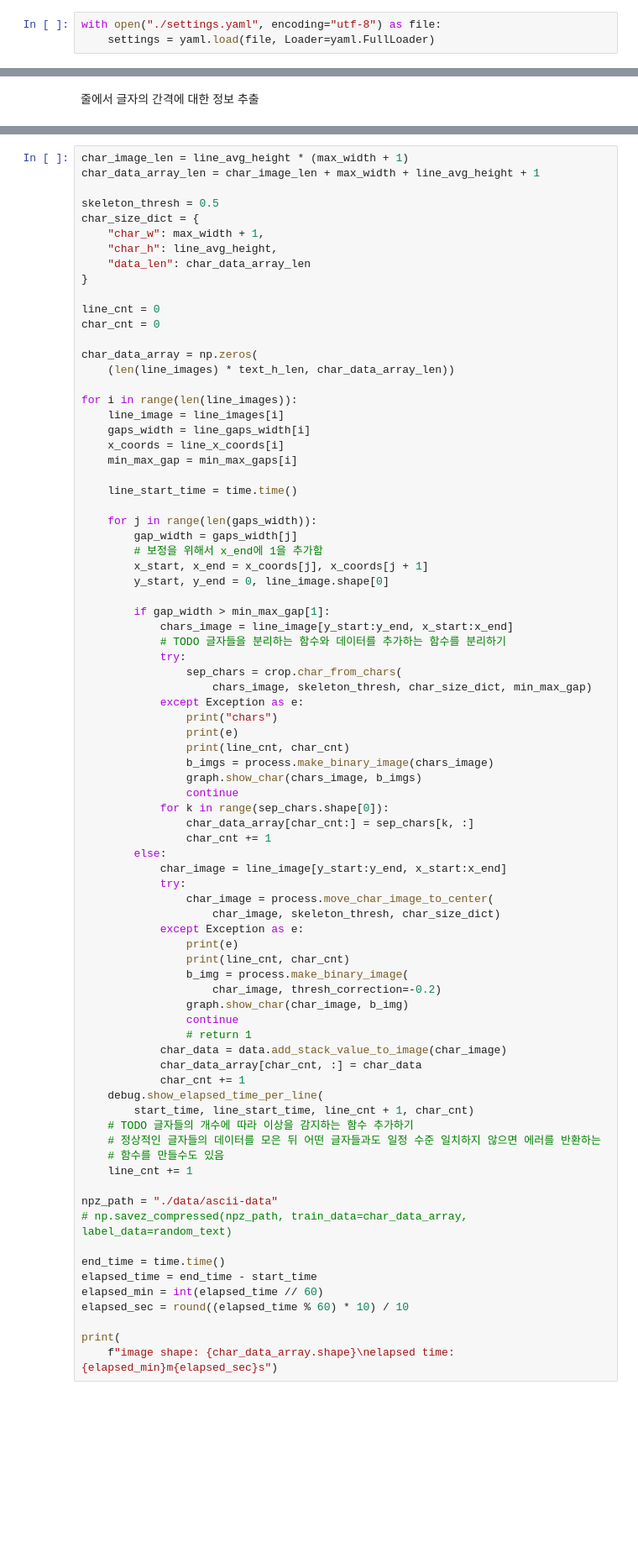
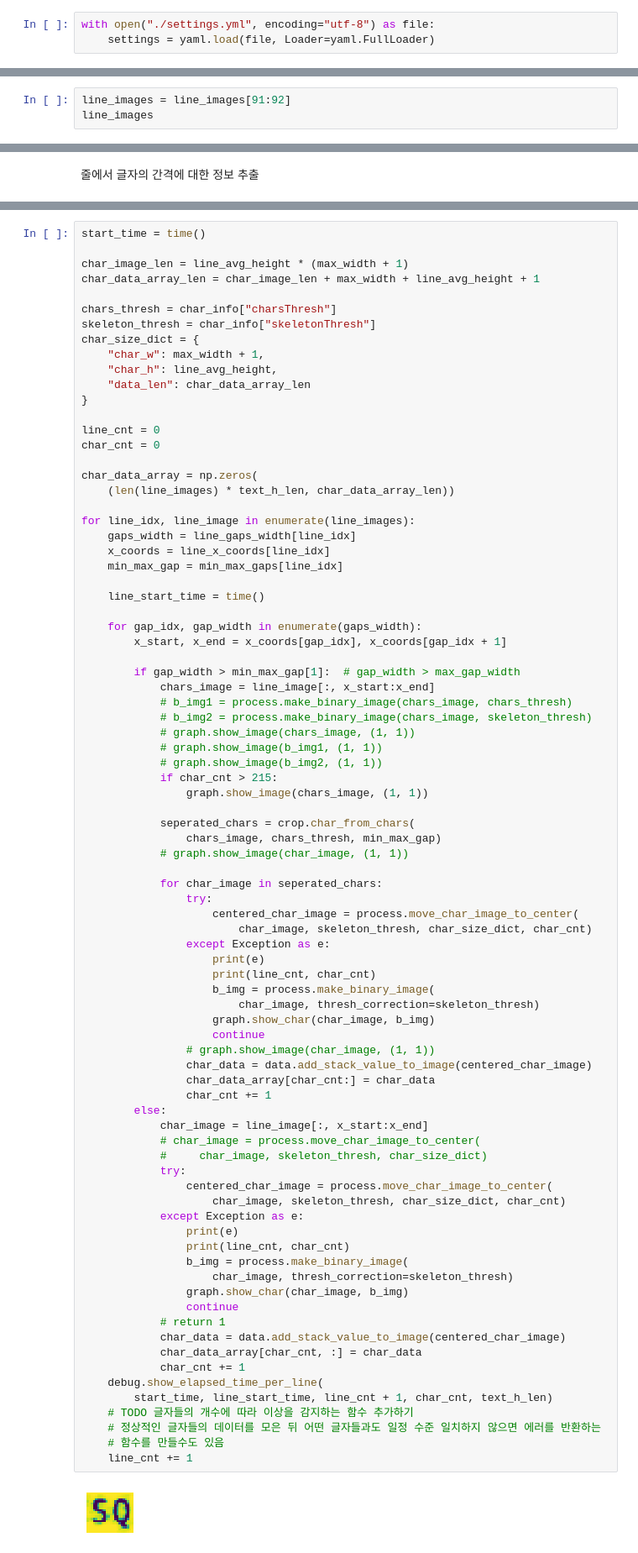
Before and after one commit to inmare/simple-text-recognition, a Jupyter notebook: text_extraction.ipynb, the cells around one changed output, grey strips where cells are left out. Shown: that part at 84% size. Saved outputs shown, nothing was run; the diff lists cells and outputs as text; blank space fills up the shorter version.

```diff
--- a/text_extraction.ipynb
+++ b/text_extraction.ipynb
@@ -13,7 +16,7 @@ import yaml
 # %% [markdown]
 yaml파일 정보 가져오기
 # %%
-with open("./settings.yaml", encoding="utf-8") as file:
+with open("./settings.yml", encoding="utf-8") as file:
     settings = yaml.load(file, Loader=yaml.FullLoader)
 # %% [markdown]
 랜덤한 텍스트 생성하기
@@ -121,3 +124,6 @@ for i in range(len(line_images)):
 3 (19, 2273)
 [figure]
 [figure]
+# %%
+line_images = line_images[91:92]
+line_images
@@ -145,80 +161,85 @@ elapsed time:0m 1.0s
 # %%
+start_time = time()
+
 char_image_len = line_avg_height * (max_width + 1)
 char_data_array_len = char_image_len + max_width + line_avg_height + 1
 
-skeleton_thresh = 0.5
+chars_thresh = char_info["charsThresh"]
+skeleton_thresh = char_info["skeletonThresh"]
 char_size_dict = {
     "char_w": max_width + 1,
     "char_h": line_avg_height,
     "data_len": char_data_array_len
 }
 
 line_cnt = 0
 char_cnt = 0
 
 char_data_array = np.zeros(
     (len(line_images) * text_h_len, char_data_array_len))
 
-for i in range(len(line_images)):
-    line_image = line_images[i]
-    gaps_width = line_gaps_width[i]
-    x_coords = line_x_coords[i]
-    min_max_gap = min_max_gaps[i]
+for line_idx, line_image in enumerate(line_images):
+    gaps_width = line_gaps_width[line_idx]
+    x_coords = line_x_coords[line_idx]
+    min_max_gap = min_max_gaps[line_idx]
 
-    line_start_time = time.time()
+    line_start_time = time()
 
-    for j in range(len(gaps_width)):
-        gap_width = gaps_width[j]
-        # 보정을 위해서 x_end에 1을 추가함
-        x_start, x_end = x_coords[j], x_coords[j + 1]
-        y_start, y_end = 0, line_image.shape[0]
+    for gap_idx, gap_width in enumerate(gaps_width):
+        x_start, x_end = x_coords[gap_idx], x_coords[gap_idx + 1]
 
-        if gap_width > min_max_gap[1]:
-            chars_image = line_image[y_start:y_end, x_start:x_end]
-            # TODO 글자들을 분리하는 함수와 데이터를 추가하는 함수를 분리하기
-            try:
-                sep_chars = crop.char_from_chars(
-                    chars_image, skeleton_thresh, char_size_dict, min_max_gap)
-            except Exception as e:
-                print("chars")
-                print(e)
-                print(line_cnt, char_cnt)
-                b_imgs = process.make_binary_image(chars_image)
-                graph.show_char(chars_image, b_imgs)
-                continue
-            for k in range(sep_chars.shape[0]):
-                char_data_array[char_cnt:] = sep_chars[k, :]
+        if gap_width > min_max_gap[1]:  # gap_width > max_gap_width
+            chars_image = line_image[:, x_start:x_end]
+            # b_img1 = process.make_binary_image(chars_image, chars_thresh)
+            # b_img2 = process.make_binary_image(chars_image, skeleton_thresh)
+            # graph.show_image(chars_image, (1, 1))
+            # graph.show_image(b_img1, (1, 1))
+            # graph.show_image(b_img2, (1, 1))
+            if char_cnt > 215:
+                graph.show_image(chars_image, (1, 1))
+
+            seperated_chars = crop.char_from_chars(
+                chars_image, chars_thresh, min_max_gap)
+            # graph.show_image(char_image, (1, 1))
+
+            for char_image in seperated_chars:
+                try:
+                    centered_char_image = process.move_char_image_to_center(
+                        char_image, skeleton_thresh, char_size_dict, char_cnt)
+                except Exception as e:
+                    print(e)
+                    print(line_cnt, char_cnt)
+                    b_img = process.make_binary_image(
+                        char_image, thresh_correction=skeleton_thresh)
+                    graph.show_char(char_image, b_img)
+                    continue
+                # graph.show_image(char_image, (1, 1))
+                char_data = data.add_stack_value_to_image(centered_char_image)
+                char_data_array[char_cnt:] = char_data
                 char_cnt += 1
         else:
-            char_image = line_image[y_start:y_end, x_start:x_end]
+            char_image = line_image[:, x_start:x_end]
+            # char_image = process.move_char_image_to_center(
+            #     char_image, skeleton_thresh, char_size_dict)
             try:
-                char_image = process.move_char_image_to_center(
-                    char_image, skeleton_thresh, char_size_dict)
+                centered_char_image = process.move_char_image_to_center(
+                    char_image, skeleton_thresh, char_size_dict, char_cnt)
             except Exception as e:
                 print(e)
                 print(line_cnt, char_cnt)
                 b_img = process.make_binary_image(
-                    char_image, thresh_correction=-0.2)
+                    char_image, thresh_correction=skeleton_thresh)
                 graph.show_char(char_image, b_img)
                 continue
-                # return 1
-            char_data = data.add_stack_value_to_image(char_image)
+            # return 1
+            char_data = data.add_stack_value_to_image(centered_char_image)
             char_data_array[char_cnt, :] = char_data
             char_cnt += 1
     debug.show_elapsed_time_per_line(
-        start_time, line_start_time, line_cnt + 1, char_cnt)
+        start_time, line_start_time, line_cnt + 1, char_cnt, text_h_len)
     # TODO 글자들의 개수에 따라 이상을 감지하는 함수 추가하기
     # 정상적인 글자들의 데이터를 모은 뒤 어떤 글자들과도 일정 수준 일치하지 않으면 에러를 반환하는
     # 함수를 만들수도 있음
     line_cnt += 1
-
-npz_path = "./data/ascii-data"
-# np.savez_compressed(npz_path, train_data=char_data_array, label_data=random_text)
-
-end_time = time.time()
-elapsed_time = end_time - start_time
-elapsed_min = int(elapsed_time // 60)
-elapsed_sec = round((elapsed_time % 60) * 10) / 10
-
-print(
-    f"image shape: {char_data_array.shape}\nelapsed time:{elapsed_min}m{elapsed_sec}s")
+# %% [output]
+[figure, added]
```
Also changed, not shown: parts of 10 cells of this notebook.
